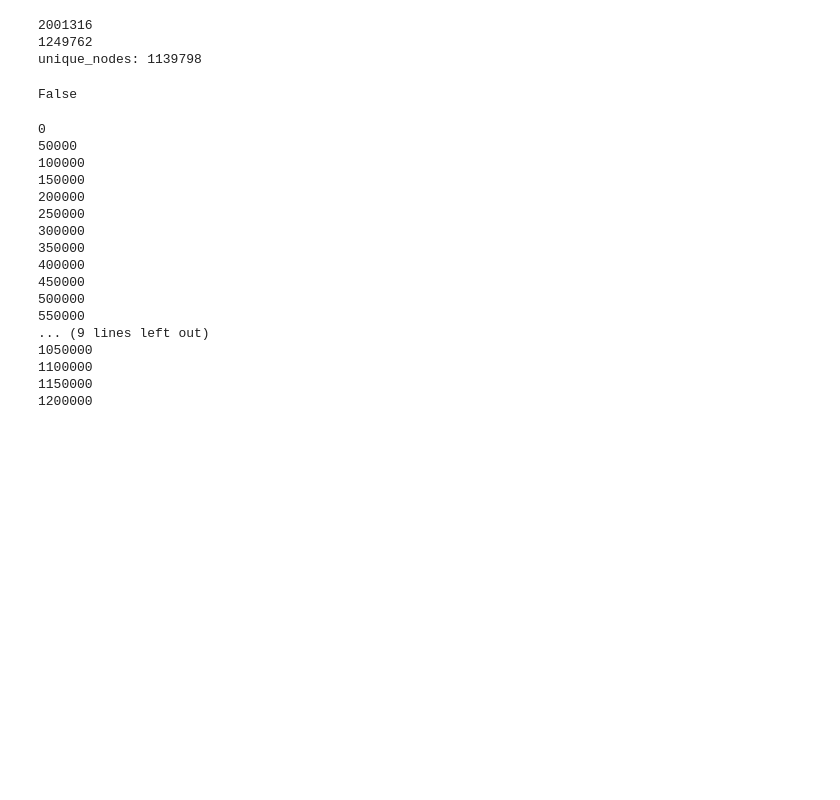
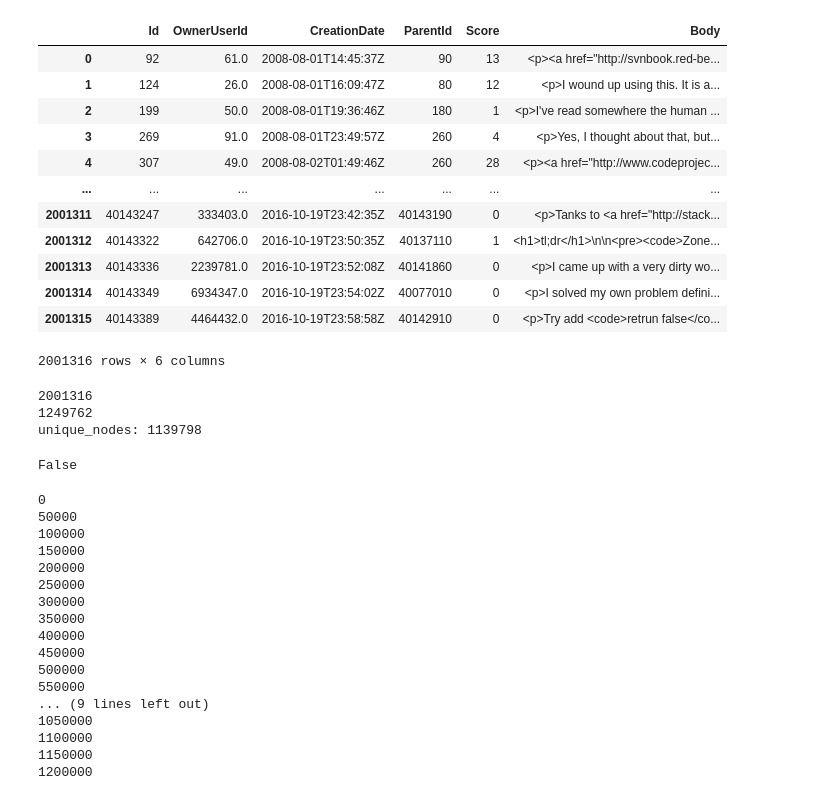
Before and after one commit to Student204161/computational-social-science-assignments, a Jupyter notebook: mathias_final.ipynb, the cells around one changed output. Saved outputs shown, nothing was run; the diff lists cells and outputs as text; code cells hidden in the pictures; blank space fills up the shorter version.

```diff
--- a/mathias_final.ipynb
+++ b/mathias_final.ipynb
@@ -13,3 +26,19 @@ clean_questions_df = pd.read_csv('no_NA_Questions.csv', encoding='ISO-8859-1')
+# %%
+clean_answers_df
+# %% [output]
+|  | Id | OwnerUserId | CreationDate | ParentId | Score | Body |
+| 0 | 92 | 61.0 | 2008-08-01T14:45:37Z | 90 | 13 | <p><a href="http://svnbook.red-be... |
+| 1 | 124 | 26.0 | 2008-08-01T16:09:47Z | 80 | 12 | <p>I wound up using this. It is a... |
+| 2 | 199 | 50.0 | 2008-08-01T19:36:46Z | 180 | 1 | <p>I've read somewhere the human ... |
+| 3 | 269 | 91.0 | 2008-08-01T23:49:57Z | 260 | 4 | <p>Yes, I thought about that, but... |
+| 4 | 307 | 49.0 | 2008-08-02T01:49:46Z | 260 | 28 | <p><a href="http://www.codeprojec... |
+| ... | ... | ... | ... | ... | ... | ... |
+| 2001311 | 40143247 | 333403.0 | 2016-10-19T23:42:35Z | 40143190 | 0 | <p>Tanks to <a href="http://stack... |
+| 2001312 | 40143322 | 642706.0 | 2016-10-19T23:50:35Z | 40137110 | 1 | <h1>tl;dr</h1>\n\n<pre><code>Zone... |
+| 2001313 | 40143336 | 2239781.0 | 2016-10-19T23:52:08Z | 40141860 | 0 | <p>I came up with a very dirty wo... |
+| 2001314 | 40143349 | 6934347.0 | 2016-10-19T23:54:02Z | 40077010 | 0 | <p>I solved my own problem defini... |
+| 2001315 | 40143389 | 4464432.0 | 2016-10-19T23:58:58Z | 40142910 | 0 | <p>Try add <code>retrun false</co... |
+2001316 rows × 6 columns
 # %%
 print(len(clean_answers_df.index))
 print(len(clean_questions_df.index))
```
Also changed, not shown: parts of 6 cells of this notebook, 1 other file.
